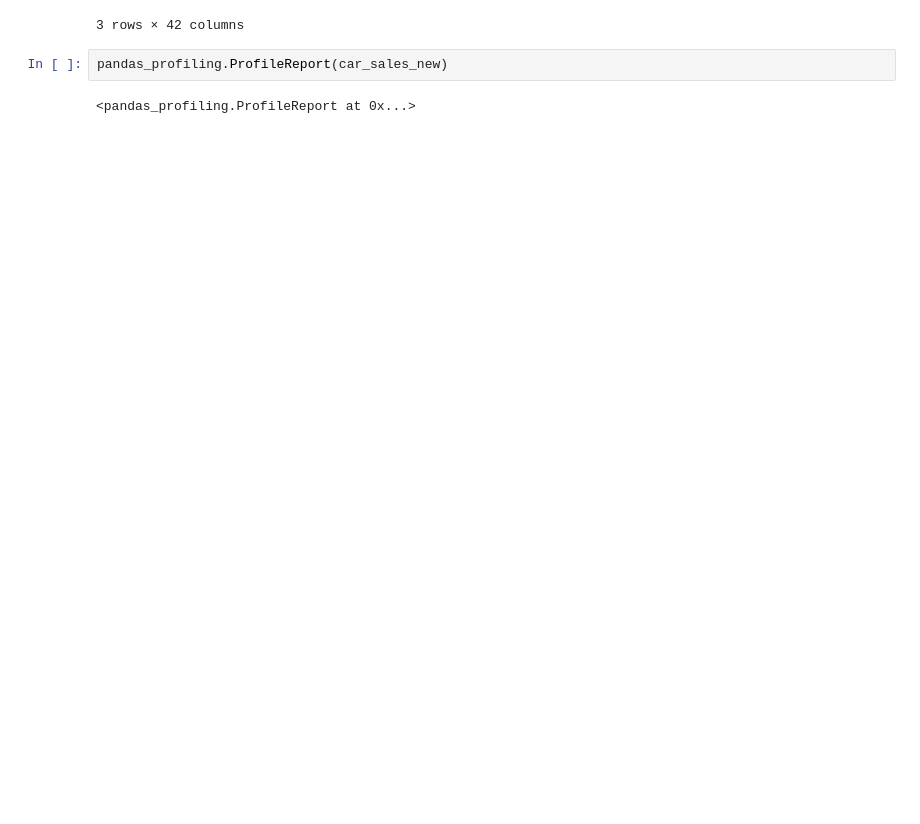
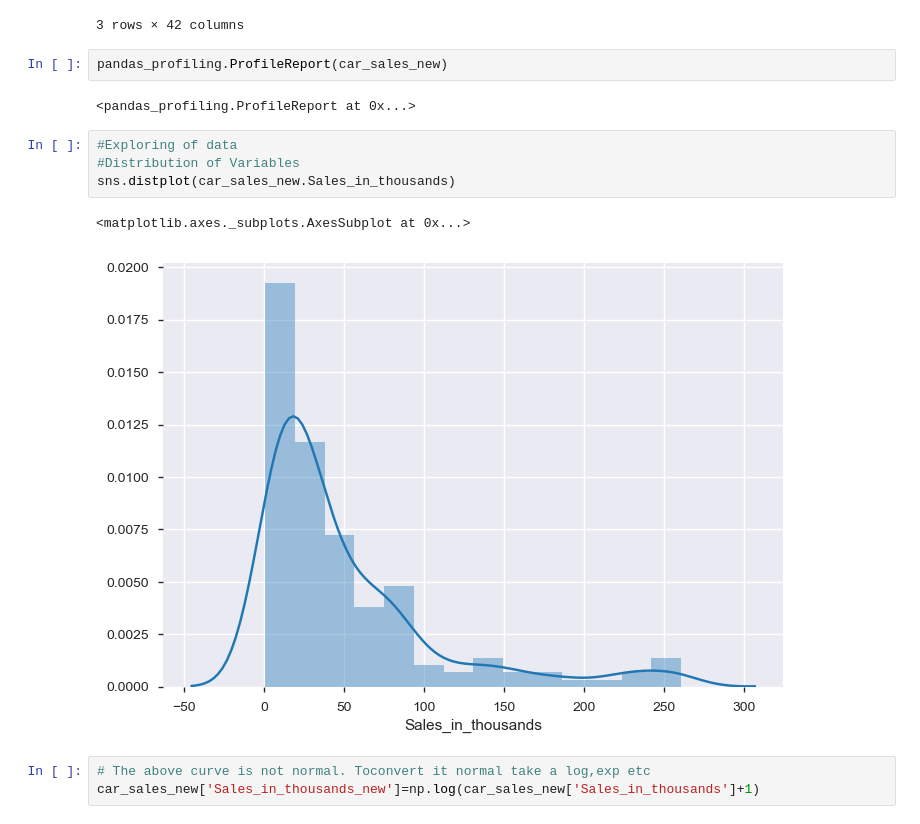
Before and after one commit to satyalvsu/Basics-python, a Jupyter notebook: Car_sales Linear Regression Practice.ipynb, the cells around one changed output. Saved outputs shown, nothing was run; the diff lists cells and outputs as text; blank space fills up the shorter version.

```diff
--- a/Car_sales Linear Regression Practice.ipynb
+++ b/Car_sales Linear Regression Practice.ipynb
@@ -346,3 +347,13 @@ car_sales_new.head(3)
 pandas_profiling.ProfileReport(car_sales_new)
 # %% [output]
 <pandas_profiling.ProfileReport at 0x...>
+# %%
+#Exploring of data
+#Distribution of Variables
+sns.distplot(car_sales_new.Sales_in_thousands)
+# %% [output]
+<matplotlib.axes._subplots.AxesSubplot at 0x...>
+[figure, added]
+# %%
+# The above curve is not normal. Toconvert it normal take a log,exp etc
+car_sales_new['Sales_in_thousands_new']=np.log(car_sales_new['Sales_in_thousands']+1)
```
Also changed, not shown: parts of 29 cells of this notebook.
